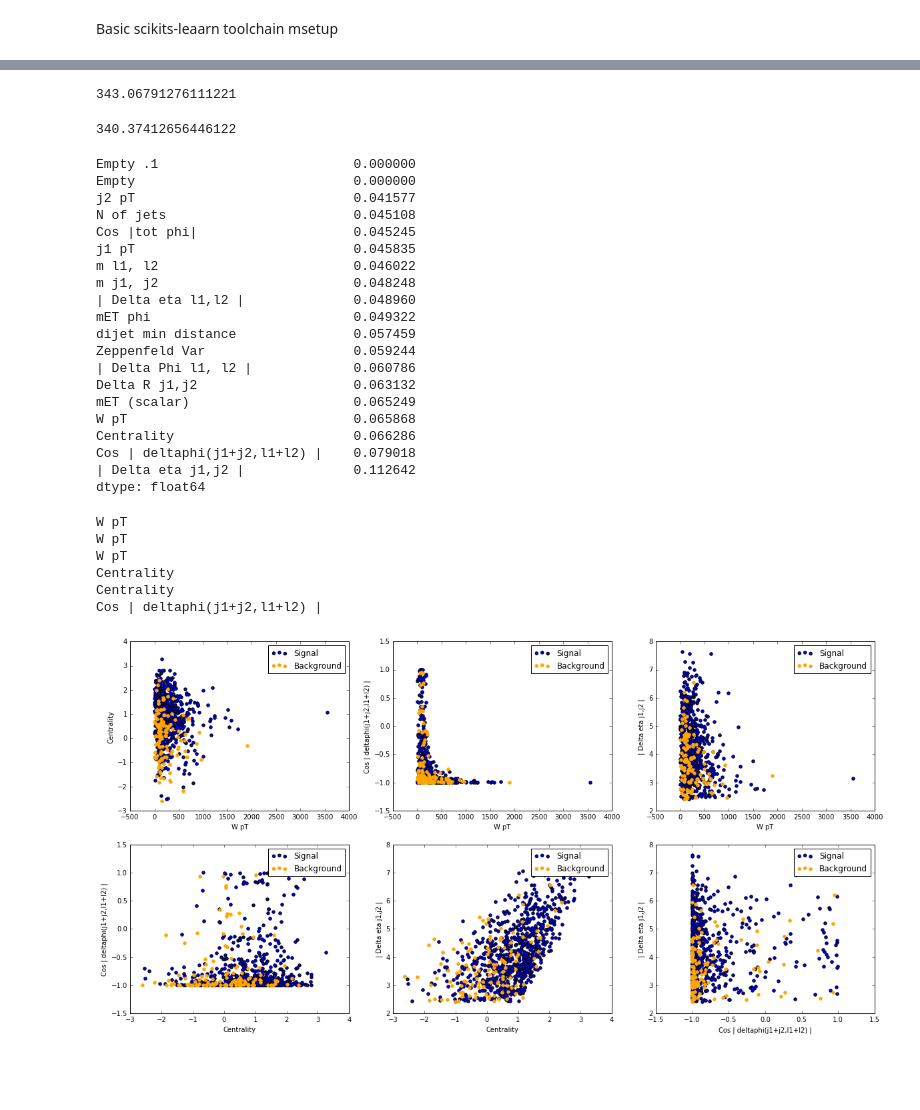
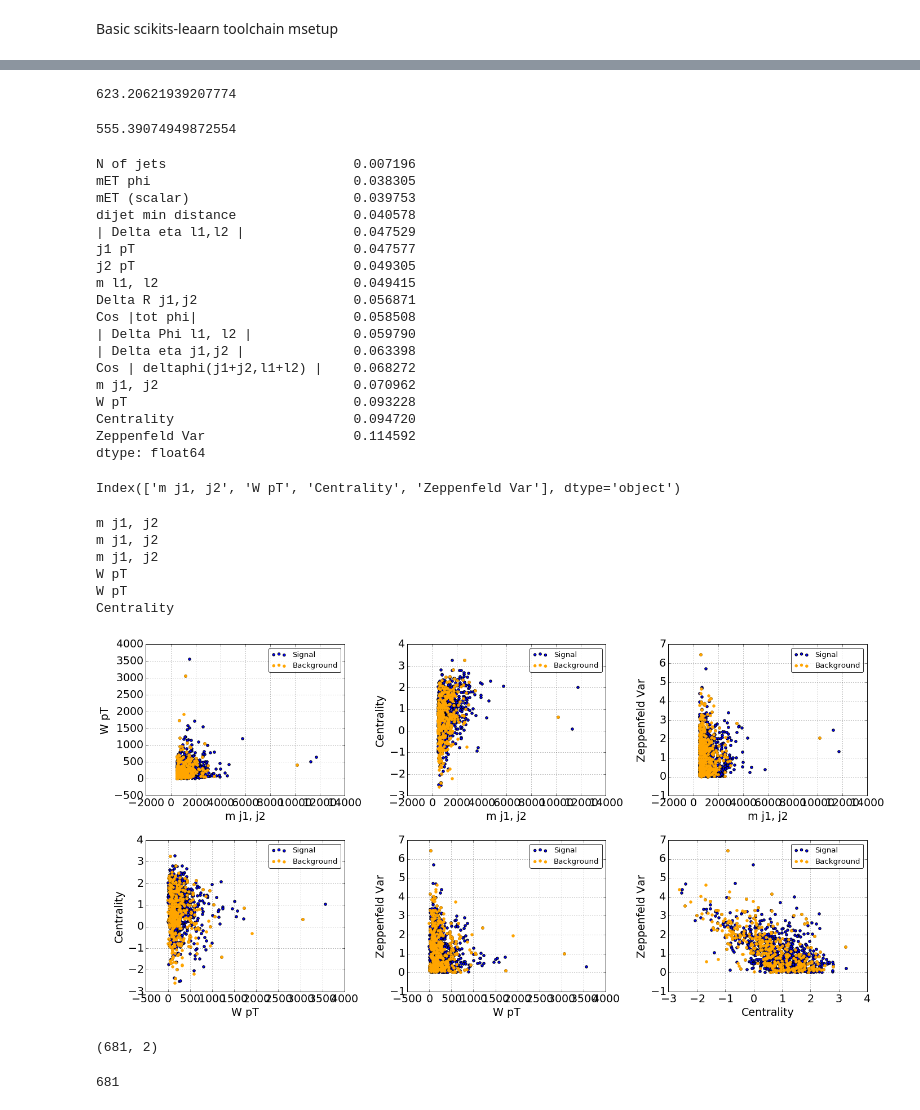
Before and after one commit to HiggsToolsRepo/VBFs_MC, a Jupyter notebook: ML/ML.ipynb, the cells around one changed output, grey strips where cells are left out. Saved outputs shown, nothing was run; the diff lists cells and outputs as text; code cells hidden in the pictures; blank space fills up the shorter version.

```diff
--- a/ML/ML.ipynb
+++ b/ML/ML.ipynb
@@ -14,6 +14,10 @@ RANDOM_SEED = 0xeeeeff
 signal = pd.DataFrame.from_csv('out_sig.txt', index_col= 0, sep=r'\t')
 background = pd.DataFrame.from_csv('out_bk.txt', index_col= 0, sep=r'\t')
 signal.columns = background.columns = [s.strip() for s in signal.columns]
+
+emptycols = [c for c in signal.columns if c.startswith("Empty")]
+signal.drop(emptycols, axis=1, inplace=True)
+background.drop(emptycols, axis=1, inplace=True)
 
 #signal = signal[signal[' Weight'] > 0.005]
 #background = background[background[' Weight'] > 0.005]
@@ -64,5 +102,5 @@ len(data)
 # %%
-clf = Classifier(n_estimators=10000, max_depth=None, min_samples_split=5, n_jobs=cpu_count() ,random_state=RANDOM_SEED)
+clf = Classifier(n_estimators=10000, max_depth=4, min_weight_fraction_leaf=0.1, n_jobs=cpu_count() ,random_state=RANDOM_SEED)
 # %%
 clf.fit(X_train,y_train, sample_weight=w_train)
 # %% [output]
@@ -99,11 +131,11 @@ plt.savefig("ind_dt_dist.pdf")
 # %%
 sum(w_test)
 # %% [output]
-343.06791276111221
+623.20621939207774
 # %%
 sum(w_train)
 # %% [output]
-340.37412656446122
+555.39074949872554
 # %%
 importances = clf.feature_importances_
 # %%
@@ -118,23 +150,21 @@ best_features = sv.index[-4:]
 # %%
 sv
 # %% [output]
-Empty .1                         0.000000
-Empty                            0.000000
-j2 pT                            0.041577
-N of jets                        0.045108
-Cos |tot phi|                    0.045245
-j1 pT                            0.045835
-m l1, l2                         0.046022
-m j1, j2                         0.048248
-| Delta eta l1,l2 |              0.048960
-mET phi                          0.049322
-dijet min distance               0.057459
-Zeppenfeld Var                   0.059244
-| Delta Phi l1, l2 |             0.060786
-Delta R j1,j2                    0.063132
-mET (scalar)                     0.065249
-W pT                             0.065868
-Centrality                       0.066286
-Cos | deltaphi(j1+j2,l1+l2) |    0.079018
-| Delta eta j1,j2 |              0.112642
+N of jets                        0.007196
+mET phi                          0.038305
+mET (scalar)                     0.039753
+dijet min distance               0.040578
+| Delta eta l1,l2 |              0.047529
+j1 pT                            0.047577
+j2 pT                            0.049305
+m l1, l2                         0.049415
+Delta R j1,j2                    0.056871
+Cos |tot phi|                    0.058508
+| Delta Phi l1, l2 |             0.059790
+| Delta eta j1,j2 |              0.063398
+Cos | deltaphi(j1+j2,l1+l2) |    0.068272
+m j1, j2                         0.070962
+W pT                             0.093228
+Centrality                       0.094720
+Zeppenfeld Var                   0.114592
 dtype: float64
@@ -141,22 +173,26 @@ dtype: float64
+# %%
+best_features
+# %% [output]
+Index(['m j1, j2', 'W pT', 'Centrality', 'Zeppenfeld Var'], dtype='object')
 # %%
 import itertools
 pairs = (itertools.combinations(best_features,2))
 fig, axes = plt.subplots(2,3, figsize=(20, 10))
 axiter = (ax  for l in axes for ax in l)
 for (c,d), ax in zip(pairs, axiter):
     print(c)
     ax.scatter(c,d, data=signal, label="Signal")
     ax.scatter(c,d, data=background, color='orange', label="Background")
     ax.set_xlabel(c)
     ax.set_ylabel(d)
     ax.legend(loc='best')
-
+plt.tight_layout()
 plt.savefig("features.pdf")
 # %% [output]
-W pT
+m j1, j2
+m j1, j2
+m j1, j2
 W pT
 W pT
 Centrality
-Centrality
-Cos | deltaphi(j1+j2,l1+l2) |
-[figure, old version]
+[figure, new version]
@@ -162,0 +201,8 @@ Cos | deltaphi(j1+j2,l1+l2) |
+# %%
+proba_test.shape
+# %% [output]
+(681, 2)
+# %%
+len(X_test)
+# %% [output]
+681
```
Also changed, not shown: parts of 26 cells of this notebook.
